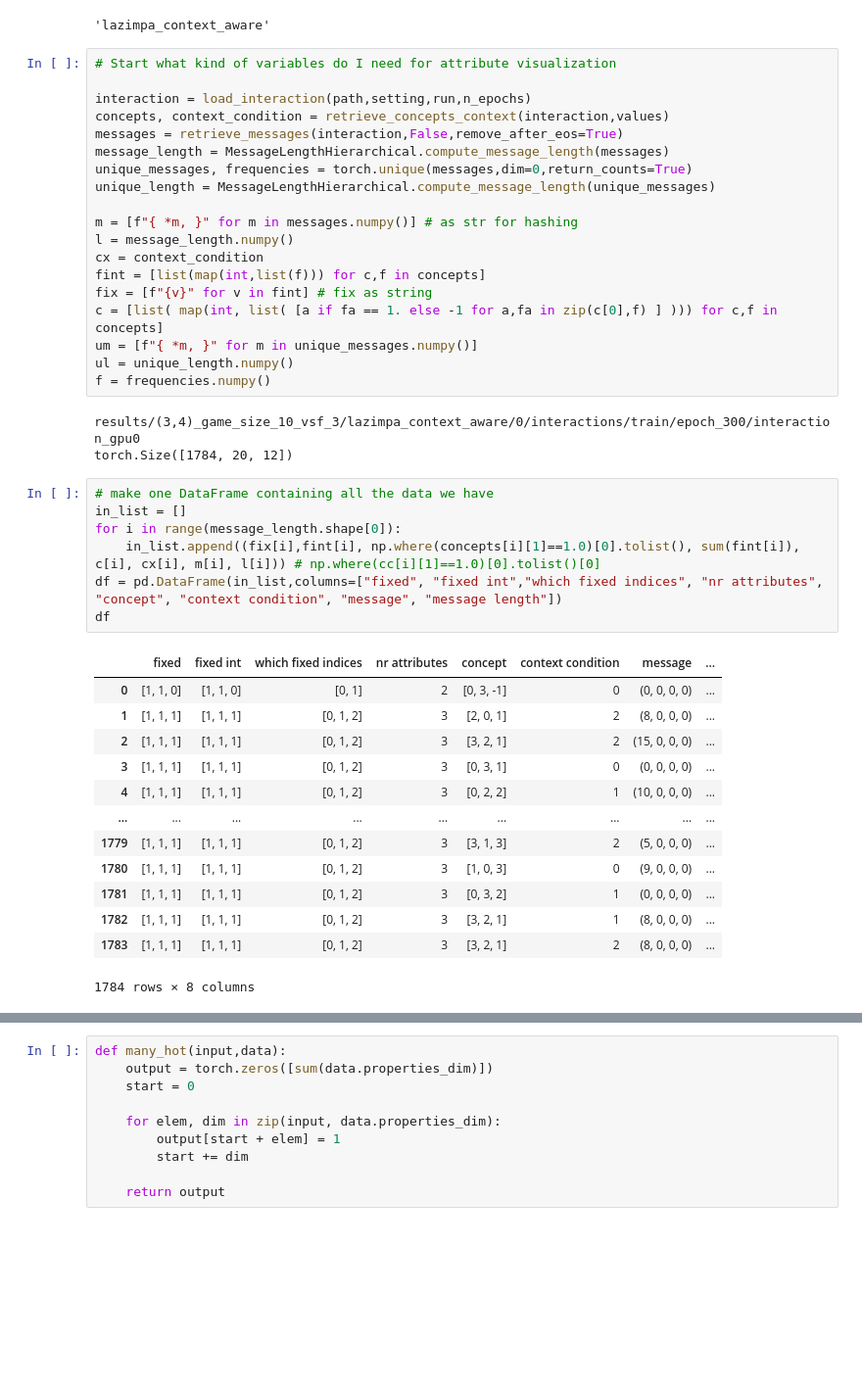
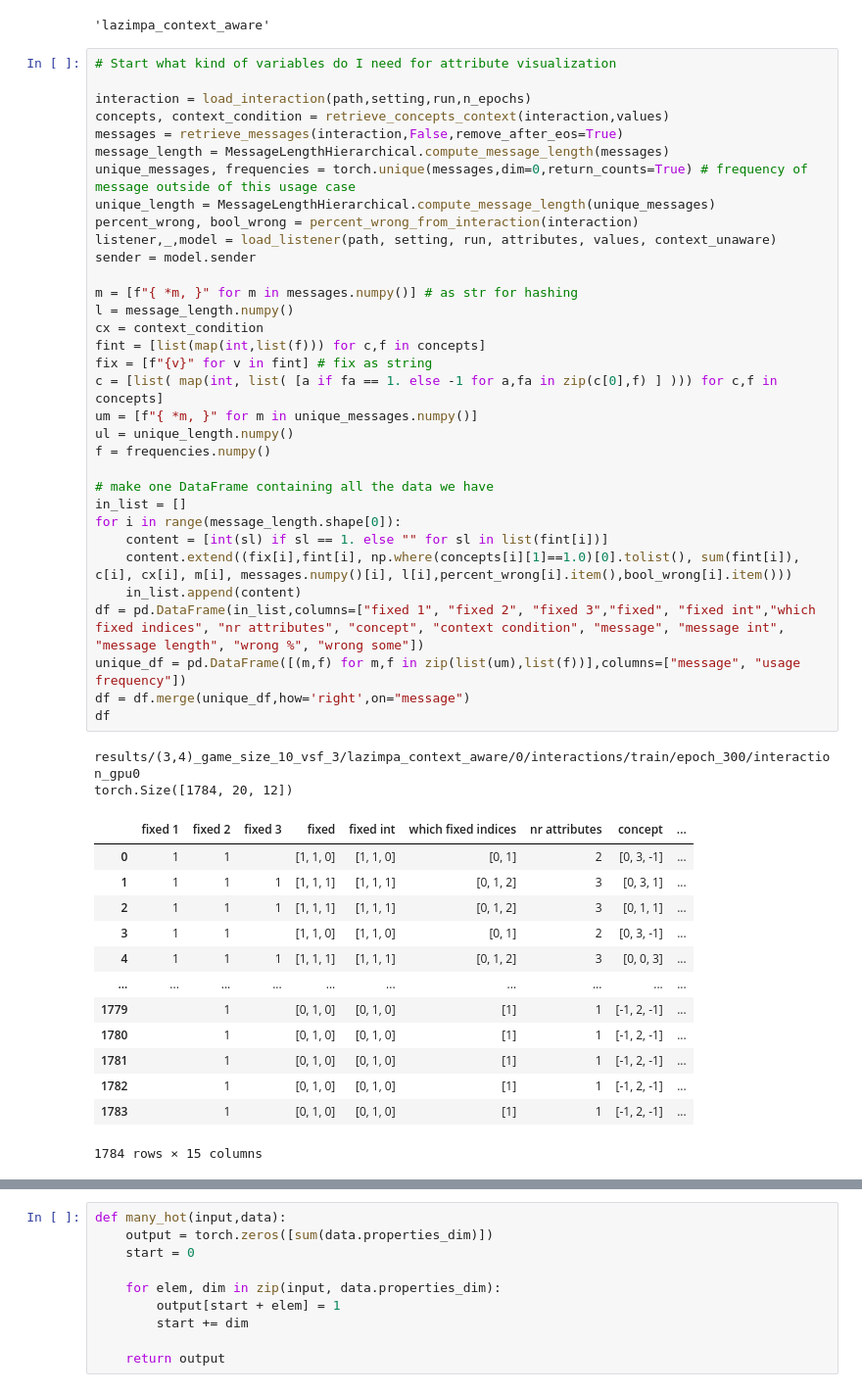
Before and after one commit to mariia55/emergent-abstractions_biased, a Jupyter notebook: attribute_visualization.ipynb, the cells around one changed output, grey strips where cells are left out. Shown at 98% size. Drawn from its saved outputs; the diff is of its cells as text; blank space fills up the shorter version.

```diff
--- a/attribute_visualization.ipynb
+++ b/attribute_visualization.ipynb
@@ -43,43 +43,49 @@ setting
 # %%
 # Start what kind of variables do I need for attribute visualization
 
 interaction = load_interaction(path,setting,run,n_epochs)
 concepts, context_condition = retrieve_concepts_context(interaction,values)
 messages = retrieve_messages(interaction,False,remove_after_eos=True)
 message_length = MessageLengthHierarchical.compute_message_length(messages)
-unique_messages, frequencies = torch.unique(messages,dim=0,return_counts=True)
+unique_messages, frequencies = torch.unique(messages,dim=0,return_counts=True) # frequency of message outside of this usage case
 unique_length = MessageLengthHierarchical.compute_message_length(unique_messages)
+percent_wrong, bool_wrong = percent_wrong_from_interaction(interaction)
+listener,_,model = load_listener(path, setting, run, attributes, values, context_unaware)
+sender = model.sender
 
 m = [f"{ *m, }" for m in messages.numpy()] # as str for hashing
 l = message_length.numpy()
 cx = context_condition
 fint = [list(map(int,list(f))) for c,f in concepts]
 fix = [f"{v}" for v in fint] # fix as string
 c = [list( map(int, list( [a if fa == 1. else -1 for a,fa in zip(c[0],f) ] ))) for c,f in concepts]
 um = [f"{ *m, }" for m in unique_messages.numpy()]
 ul = unique_length.numpy()
 f = frequencies.numpy()
+
+# make one DataFrame containing all the data we have
+in_list = []
+for i in range(message_length.shape[0]):
+    content = [int(sl) if sl == 1. else "" for sl in list(fint[i])]
+    content.extend((fix[i],fint[i], np.where(concepts[i][1]==1.0)[0].tolist(), sum(fint[i]), c[i], cx[i], m[i], messages.numpy()[i], l[i],percent_wrong[i].item(),bool_wrong[i].item()))
+    in_list.append(content)
+df = pd.DataFrame(in_list,columns=["fixed 1", "fixed 2", "fixed 3","fixed", "fixed int","which fixed indices", "nr attributes", "concept", "context condition", "message", "message int", "message length", "wrong %", "wrong some"])
+unique_df = pd.DataFrame([(m,f) for m,f in zip(list(um),list(f))],columns=["message", "usage frequency"])
+df = df.merge(unique_df,how='right',on="message")
+df
 # %% [output]
 results/(3,4)_game_size_10_vsf_3/lazimpa_context_aware/0/interactions/train/epoch_300/interaction_gpu0
 torch.Size([1784, 20, 12])
+|  | fixed 1 | fixed 2 | fixed 3 | fixed | fixed int | which fixed indices | nr attributes | concept | ... |
+| 0 | 1 | 1 |  | [1, 1, 0] | [1, 1, 0] | [0, 1] | 2 | [0, 3, -1] | ... |
+| 1 | 1 | 1 | 1 | [1, 1, 1] | [1, 1, 1] | [0, 1, 2] | 3 | [0, 3, 1] | ... |
+| 2 | 1 | 1 | 1 | [1, 1, 1] | [1, 1, 1] | [0, 1, 2] | 3 | [0, 1, 1] | ... |
+| 3 | 1 | 1 |  | [1, 1, 0] | [1, 1, 0] | [0, 1] | 2 | [0, 3, -1] | ... |
+| 4 | 1 | 1 | 1 | [1, 1, 1] | [1, 1, 1] | [0, 1, 2] | 3 | [0, 0, 3] | ... |
+| ... | ... | ... | ... | ... | ... | ... | ... | ... | ... |
+| 1779 |  | 1 |  | [0, 1, 0] | [0, 1, 0] | [1] | 1 | [-1, 2, -1] | ... |
+| 1780 |  | 1 |  | [0, 1, 0] | [0, 1, 0] | [1] | 1 | [-1, 2, -1] | ... |
+| 1781 |  | 1 |  | [0, 1, 0] | [0, 1, 0] | [1] | 1 | [-1, 2, -1] | ... |
+| 1782 |  | 1 |  | [0, 1, 0] | [0, 1, 0] | [1] | 1 | [-1, 2, -1] | ... |
+| 1783 |  | 1 |  | [0, 1, 0] | [0, 1, 0] | [1] | 1 | [-1, 2, -1] | ... |
+1784 rows × 15 columns
-# %%
-# make one DataFrame containing all the data we have
-in_list = []
-for i in range(message_length.shape[0]):
-    in_list.append((fix[i],fint[i], np.where(concepts[i][1]==1.0)[0].tolist(), sum(fint[i]), c[i], cx[i], m[i], l[i])) # np.where(cc[i][1]==1.0)[0].tolist()[0]
-df = pd.DataFrame(in_list,columns=["fixed", "fixed int","which fixed indices", "nr attributes", "concept", "context condition", "message", "message length"])
-df
-# %% [output]
-|  | fixed | fixed int | which fixed indices | nr attributes | concept | context condition | message | ... |
-| 0 | [1, 1, 0] | [1, 1, 0] | [0, 1] | 2 | [0, 3, -1] | 0 | (0, 0, 0, 0) | ... |
-| 1 | [1, 1, 1] | [1, 1, 1] | [0, 1, 2] | 3 | [2, 0, 1] | 2 | (8, 0, 0, 0) | ... |
-| 2 | [1, 1, 1] | [1, 1, 1] | [0, 1, 2] | 3 | [3, 2, 1] | 2 | (15, 0, 0, 0) | ... |
-| 3 | [1, 1, 1] | [1, 1, 1] | [0, 1, 2] | 3 | [0, 3, 1] | 0 | (0, 0, 0, 0) | ... |
-| 4 | [1, 1, 1] | [1, 1, 1] | [0, 1, 2] | 3 | [0, 2, 2] | 1 | (10, 0, 0, 0) | ... |
-| ... | ... | ... | ... | ... | ... | ... | ... | ... |
-| 1779 | [1, 1, 1] | [1, 1, 1] | [0, 1, 2] | 3 | [3, 1, 3] | 2 | (5, 0, 0, 0) | ... |
-| 1780 | [1, 1, 1] | [1, 1, 1] | [0, 1, 2] | 3 | [1, 0, 3] | 0 | (9, 0, 0, 0) | ... |
-| 1781 | [1, 1, 1] | [1, 1, 1] | [0, 1, 2] | 3 | [0, 3, 2] | 1 | (0, 0, 0, 0) | ... |
-| 1782 | [1, 1, 1] | [1, 1, 1] | [0, 1, 2] | 3 | [3, 2, 1] | 1 | (8, 0, 0, 0) | ... |
-| 1783 | [1, 1, 1] | [1, 1, 1] | [0, 1, 2] | 3 | [3, 2, 1] | 2 | (8, 0, 0, 0) | ... |
-1784 rows × 8 columns
```
Also changed, not shown: parts of 14 cells of this notebook, 2 other files.
